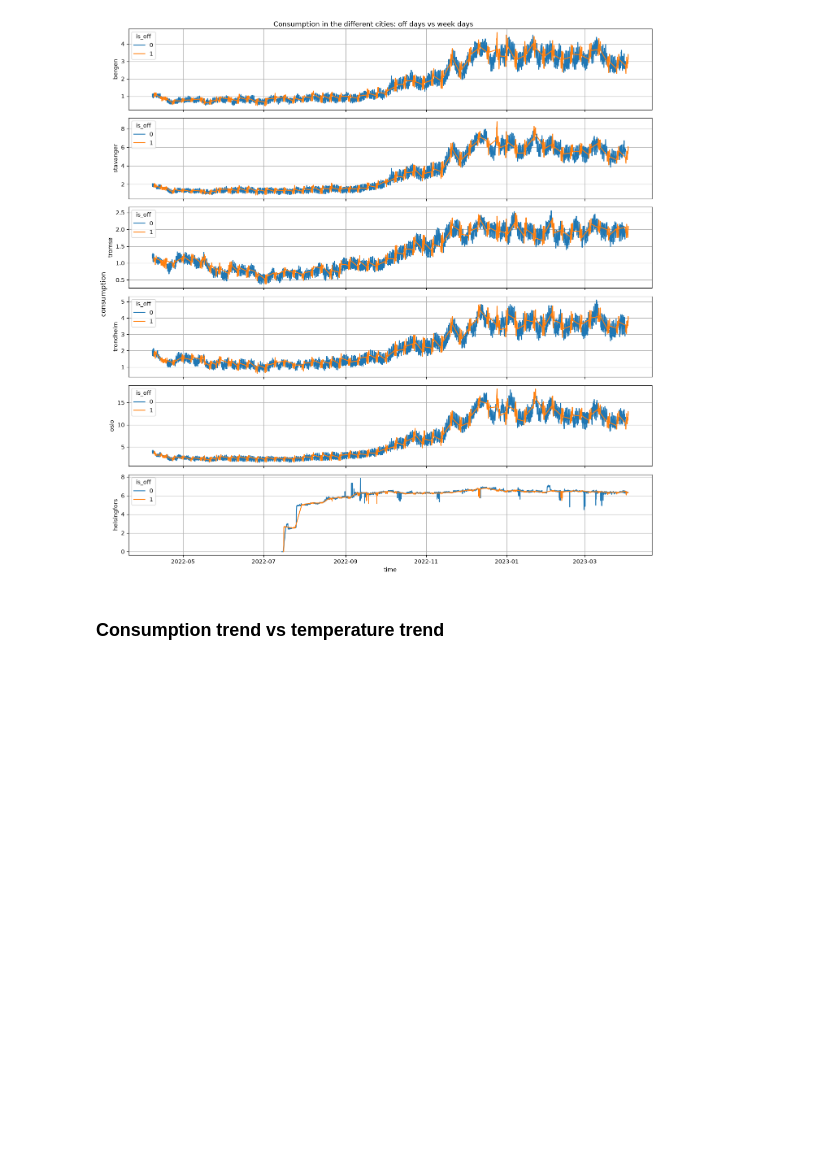
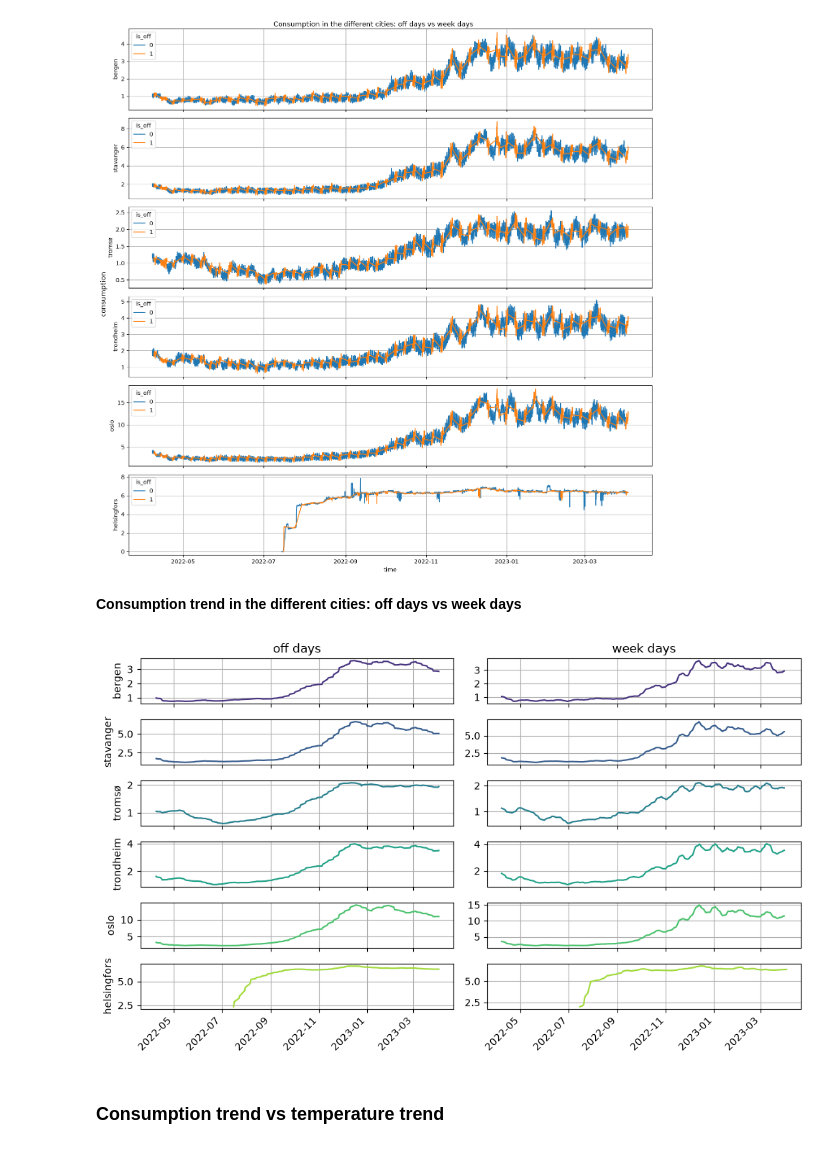
Before and after one commit to LukaAgostini/Aneo_group_project, a Jupyter notebook: EDA.ipynb, the cells around one changed output. Cells and saved outputs as stored; diff of their text form; code cells hidden in the pictures; blank space fills up the shorter version.

```diff
--- a/EDA.ipynb
+++ b/EDA.ipynb
@@ -392,5 +392,23 @@ plt.tight_layout()
 plt.show()
 # %% [output]
 [figure]
+# %% [markdown]
+**Consumption trend in the different cities: off days vs week days**
+# %%
+fig, ax = plt.subplots(6, 2, figsize=(10, 6), sharex=True)
+
+for i, city in enumerate(cities):
+    d = df[df['location'] == city]
+    for j, off in enumerate([1, 0]):
+        s = d[d['is_off'] == off].groupby('local_date')['consumption'].mean()
+        ax[i, j].plot(s.rolling(7, center=True, min_periods=1).mean(), color=palette[i])
+        ax[i, j].grid()
+    ax[i, 0].set_ylabel(city)
+
+ax[0, 0].set_title('off days'); ax[0, 1].set_title('week days')
+fig.autofmt_xdate(rotation=45, ha='right')
+plt.tight_layout(); plt.show()
+# %% [output]
+[figure, added]
 # %% [markdown]
 ### Consumption trend vs temperature trend
```
Also changed, not shown: parts of 1 cell of this notebook, 1 other file.
